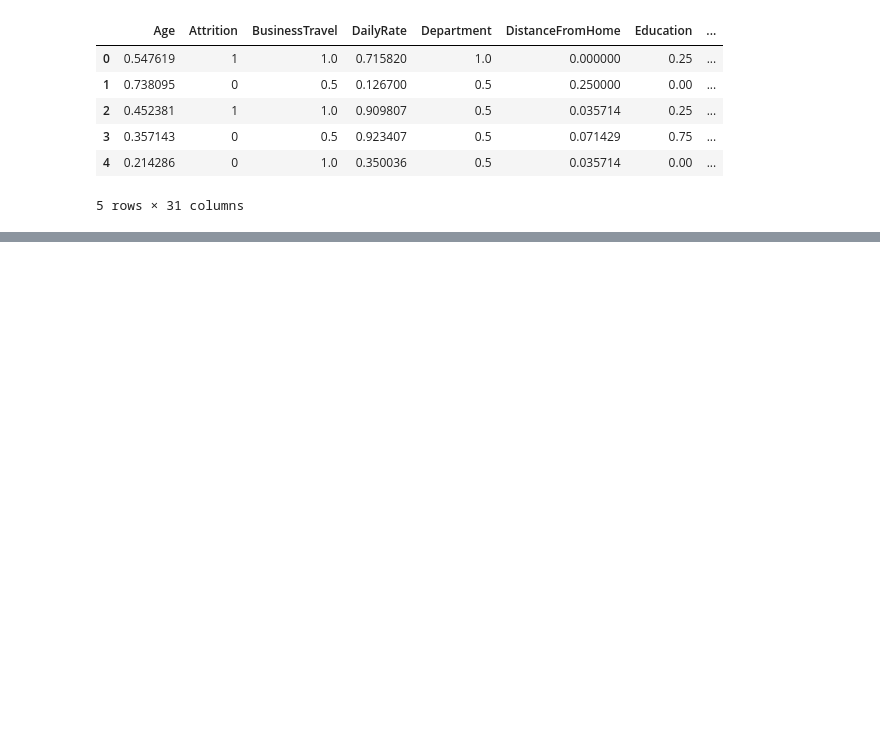
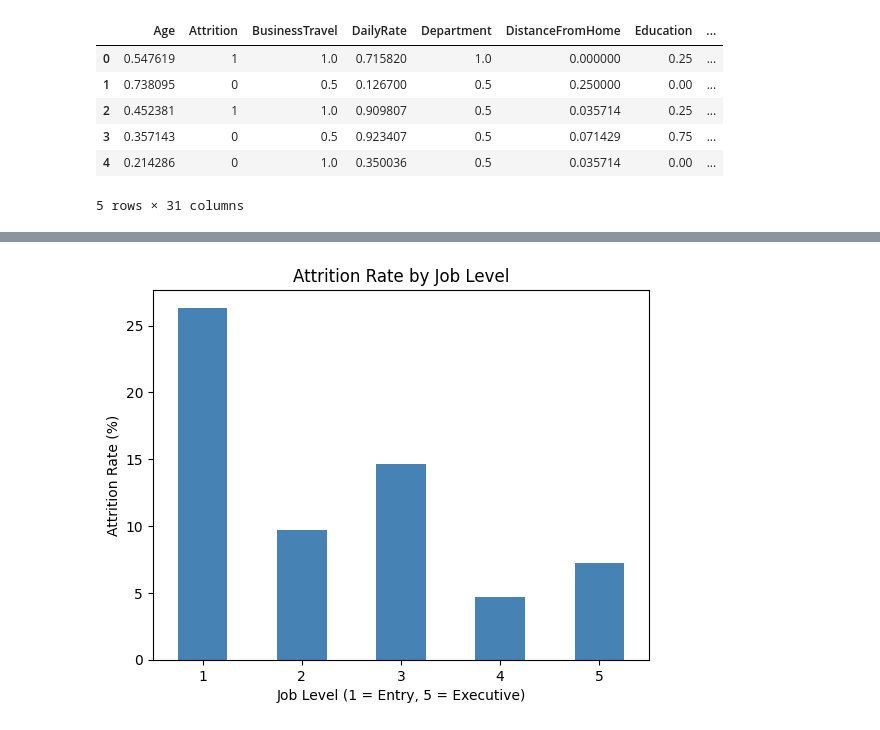
Before and after one commit to zainaahamed-work/Employee-Attrition-Analytics-XAI, a Jupyter notebook: Employee_Attrition_Project.ipynb, the cells around one changed output, grey strips where cells are left out. Cells and saved outputs as stored; diff of their text form; code cells hidden in the pictures; blank space fills up the shorter version.

```diff
--- a/Employee_Attrition_Project.ipynb
+++ b/Employee_Attrition_Project.ipynb
@@ -198,0 +218,12 @@ df.to_csv('/content/drive/MyDrive/Employee_Attrition_Project/HR_Attrition_Cleane
+# %%
+# Calculate the percentage of employees who left at each job level
+joblevel_attrition = df_eda.groupby('JobLevel')['Attrition'].mean() * 100
+
+joblevel_attrition.plot(kind='bar', color='steelblue')
+plt.title('Attrition Rate by Job Level')
+plt.xlabel('Job Level (1 = Entry, 5 = Executive)')
+plt.ylabel('Attrition Rate (%)')
+plt.xticks(rotation=0)
+plt.show()
+# %% [output]
+[figure, added]
```
Also changed, not shown: parts of 10 cells of this notebook.
